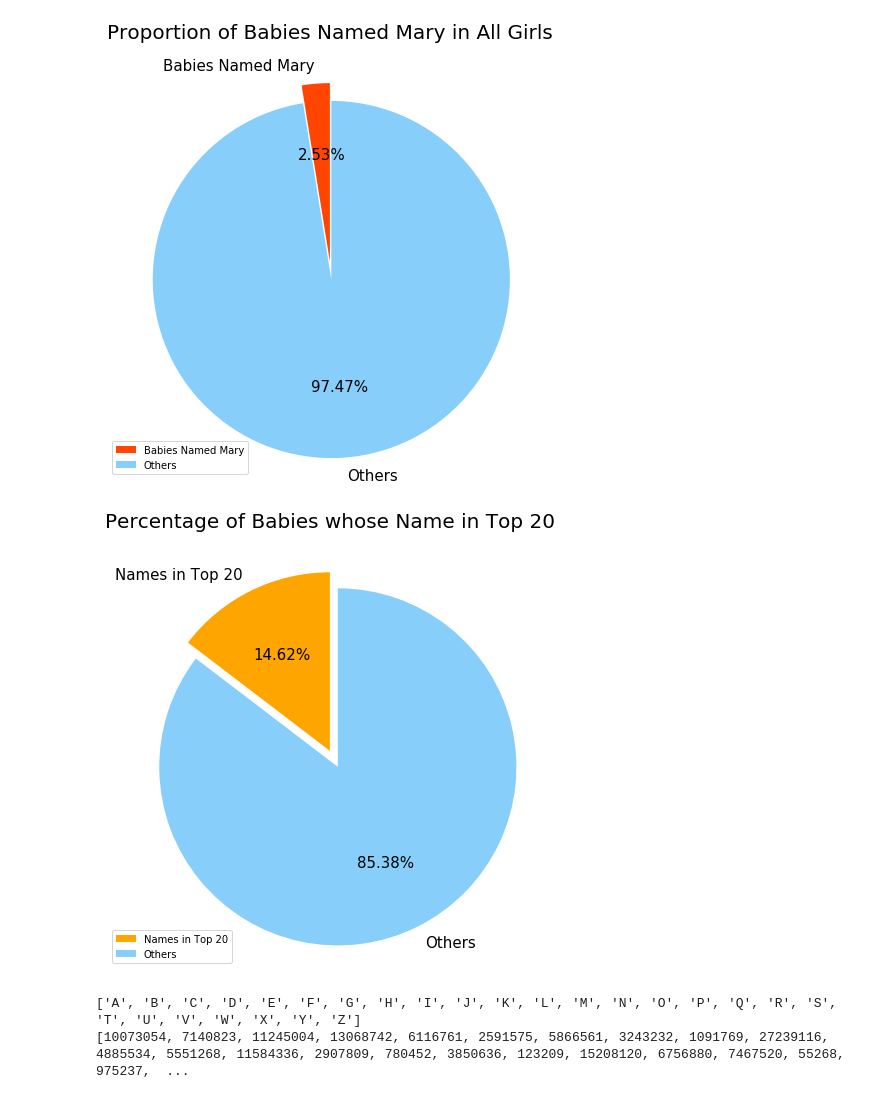
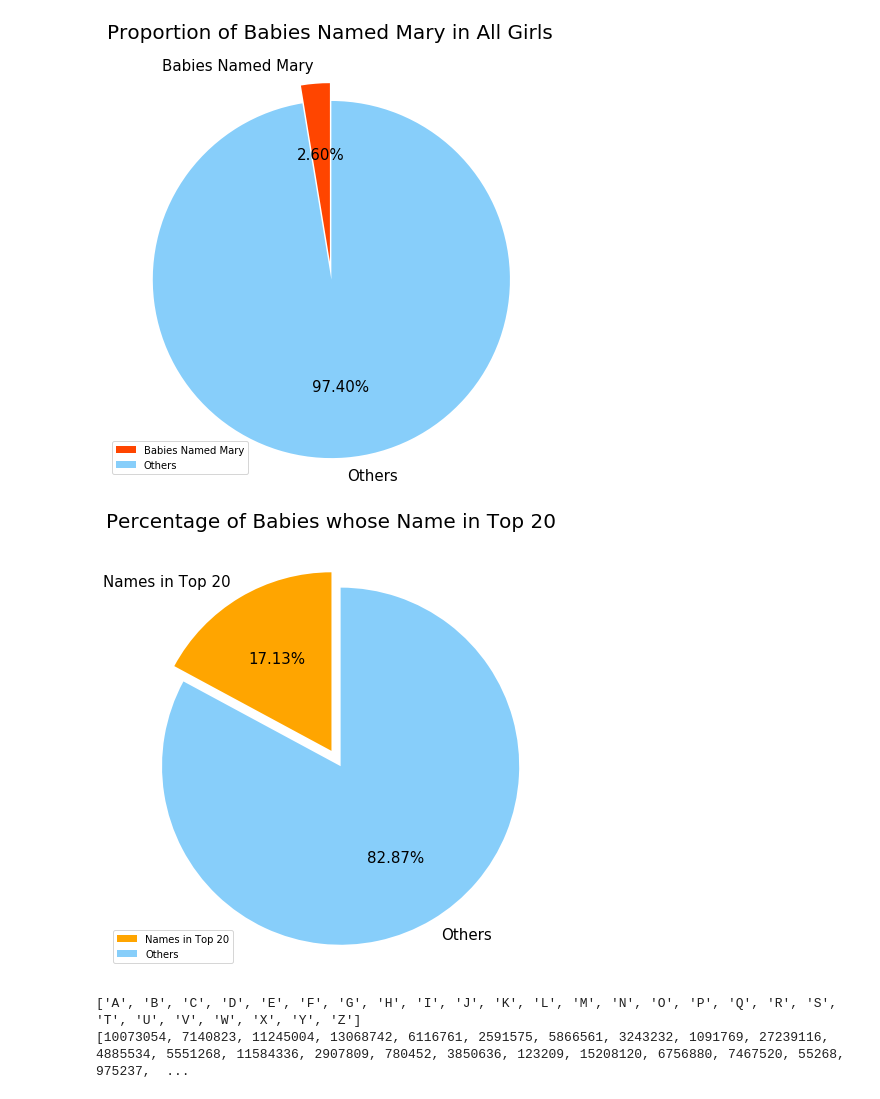
Before and after one commit to vkso/us_baby_name_analysis, a Jupyter notebook: analysis.ipynb, the cells around one changed output. Saved outputs shown, nothing was run; the diff lists cells and outputs as text; code cells hidden in the pictures.

```diff
--- a/analysis.ipynb
+++ b/analysis.ipynb
@@ -303,7 +389,7 @@ plt.show()
 # 男名字第一名占据所有男性的比例
 
 labels = ['Babies Named James', 'Others']
-size1 = [boy_james_number, total_num_boys]
+size1 = [boy_james_number, total_num_boys-boy_james_number]
 
 explode = (0, 0.1)
 colors = ['orangered', 'lightskyblue']
@@ -335,7 +421,7 @@ plt.show()
 top_20_number = sum(number)
 
 labels = ['Names in Top 20', 'Others']
-size1 = [top_20_number, total_num_boys]
+size1 = [top_20_number, total_num_boys-top_20_number]
 
 explode = (0, 0.1)
 colors = ['orange', 'lightskyblue']
@@ -369,3 +455,25 @@ girl_frequency = df.filter(df.Gender =='F') \
                    .agg({"Count":"sum"}) \
                    .sort("sum(Count)", ascending=0) \
                    .collect()
+# %%
+name_frequence_dic = {}
+
+for x in girl_frequency:
+    if x[0] not in name_frequence_dic:
+        name_frequence_dic[x[0]] = x[1]
+
+bg_path = imread('./images/usbg.jpg')
+wc = WordCloud(
+              background_color='white',
+              mask=bg_path,
+              max_font_size=150,
+)
+
+
+wc.generate_from_frequencies(name_frequence_dic)
+
+plt.figure(figsize=(10, 10))
+plt.imshow(wc)
+plt.axis('off')
+plt.title("Girls Name Cloud", fontsize=20)
+plt.show()
@@ -408,7 +518,7 @@ plt.show()
 # 女孩名字第一名占据所有女性的比例
 
 labels = ['Babies Named Mary', 'Others']
-size1 = [girl_mary_number, total_num_girls]
+size1 = [girl_mary_number, total_num_girls-girl_mary_number]
 
 explode = (0, 0.1)
 colors = ['orangered', 'lightskyblue']
@@ -439,35 +549,35 @@ plt.show()
 # %%
 top_20_number = sum(number)
 
 labels = ['Names in Top 20', 'Others']
-size1 = [top_20_number, total_num_girls]
+size1 = [top_20_number, total_num_girls-top_20_number]
 
 explode = (0, 0.1)
 colors = ['orange', 'lightskyblue']
 
 f = plt.figure(figsize=(8, 8))
 ax1 = f.add_subplot(111)
 plt.axis('equal')
 patches, text1, text2 = ax1.pie(
                                size1,
                                labels = labels,
                                autopct = '%3.2f%%',
                                shadow = False,
                                startangle = 90,
                                pctdistance = 0.6,
                                explode = explode,
                                colors = colors
 )
 
 for t in text1:
     t.set_size(15)
 for t in text2:
     t.set_size(15)
 plt.title('Percentage of Babies whose Name in Top 20', fontsize=20)
 plt.legend(loc = 'lower left')
 plt.show()
 # %% [output]
-[figure, old version]
+[figure, new version]
 # %%
 # # intersection = boy_frequency.select('Name').intersect(girl_frequency.select('Name'))
 # boy_frequency = df.filter(df.Gender =='M') \
```
Also changed, not shown: parts of 20 cells of this notebook, 5 other files.
